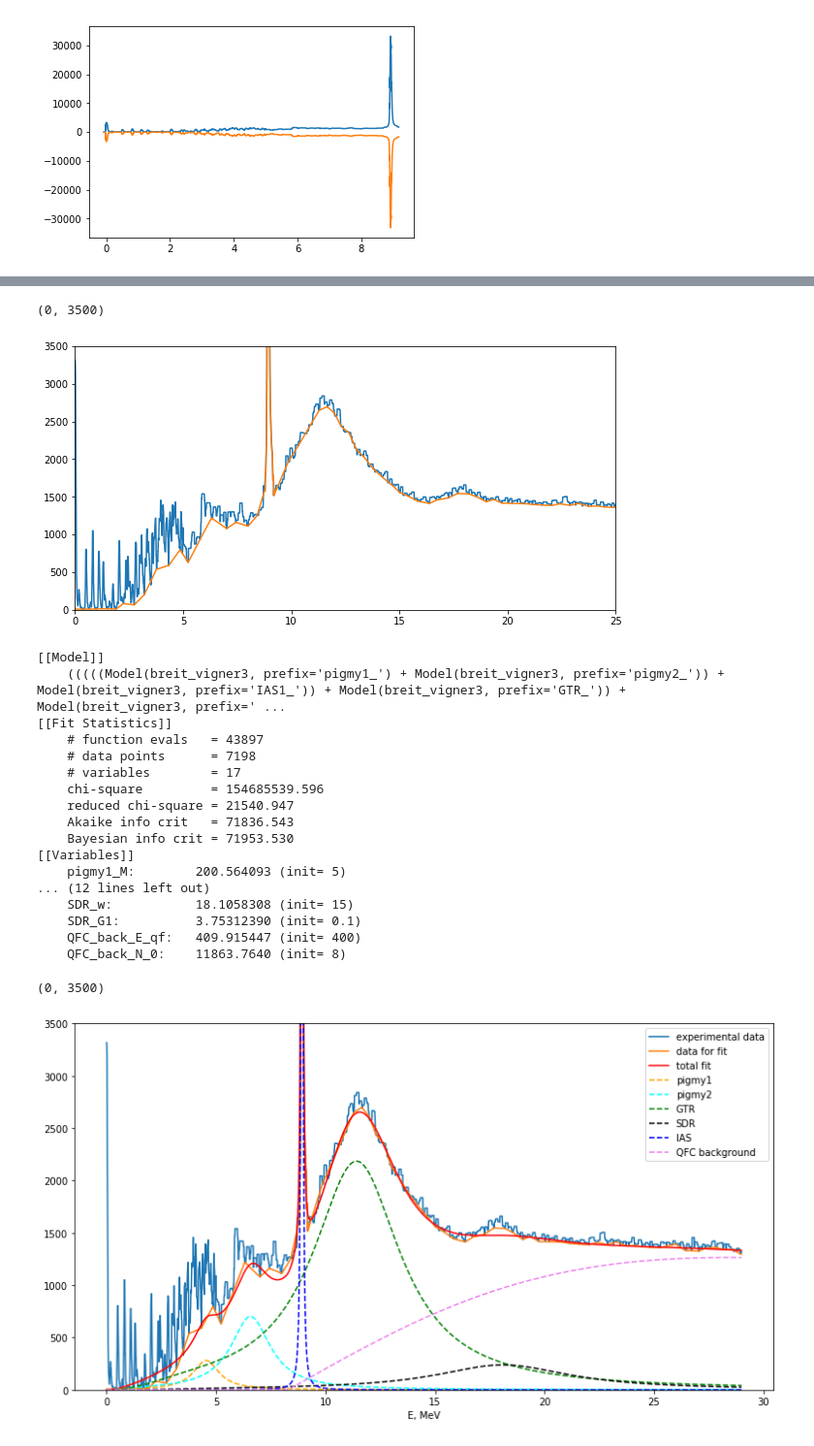
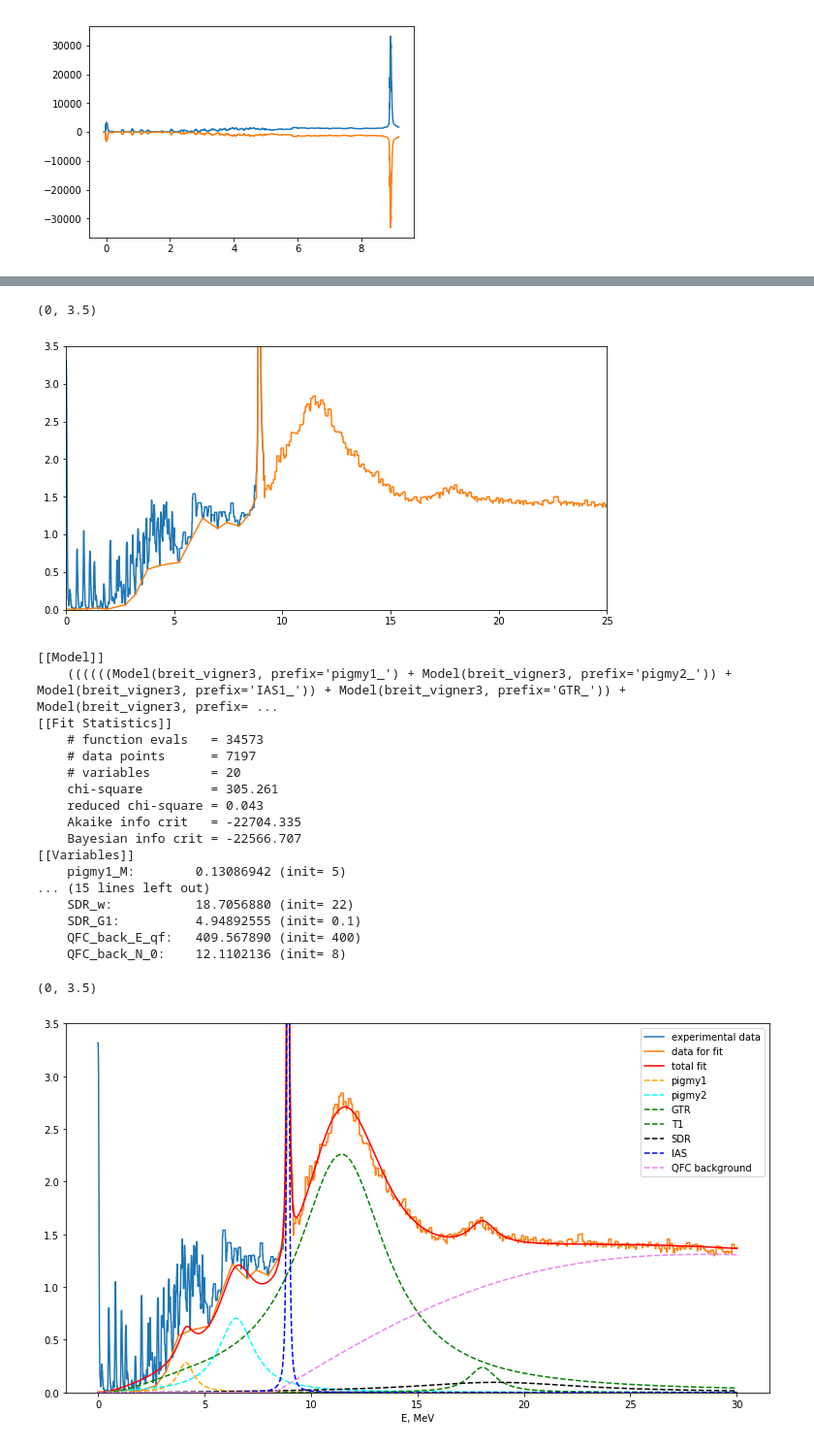
Before and after one commit to Almaz93/neutrino, a Jupyter notebook: double_beta_decay/Almaz's work/calculation/decomposition-Ga_2.ipynb, the cells around one changed output, grey strips where cells are left out. Shown at 97% size. Saved outputs shown, nothing was run; the diff lists cells and outputs as text; code cells hidden in the pictures.

```diff
--- a/double_beta_decay/Almaz's work/calculation/decomposition-Ga_2.ipynb
+++ b/double_beta_decay/Almaz's work/calculation/decomposition-Ga_2.ipynb
@@ -78,7 +79,7 @@ plt.plot(data['x'].values, -data['y'].values)
 [<matplotlib.lines.Line2D at 0x...>]
 [figure]
 # %%
-x_data = np.linspace(0,29,len(data['x'].values))
+x_data = np.linspace(0,9.18,len(data['x'].values))
 y_data = np.interp(x_data, data['x'].values, data['y'].values)
 #plt.plot(x_data, y_data)
 plt.plot(x_data, -y_data+35000)
@@ -88,5 +89,5 @@ plt.plot(x_data, -y_data+35000)
 # %%
-peaks, _ = sc.signal.find_peaks(-y_data+35000, distance=80)
+peaks, _ = sc.signal.find_peaks(-y_data+35000, distance=201)
 plt.figure(figsize=(10,5))
 plt.plot(y_data)
 plt.plot(peaks, y_data[peaks], "x")
@@ -114,16 +115,24 @@ plt.xlim(8.5,9.2)
 temp1 = pd.DataFrame({'x':x_data, 'y':y_data})
 temp2 = pd.DataFrame({'x':x_data, 'y':y_data2})
 
-data3 = temp2[(temp2['x']<8.8)].append(temp1[((temp1['x']>8.8) & (temp1['x']<9.2))]).append(temp2[(temp2['x']>9.2)])
+data3 = temp2[(temp2['x']<8.8)].append(temp1[((temp1['x']>8.8) & (temp1['x']<9.18))]).append(ending)
+data4 = Ga_0_5.append(beginning).append(middle).append(ending)
+
+
+temp1['y'] = temp1['y'] / 1000
+temp2['y'] = temp2['y'] / 1000
+data3['y'] = data3['y'] / 1000
+data4['y'] = data4['y'] / 1000
 
 plt.figure(figsize=(10,5))
 plt.plot(temp1['x'].values, temp1['y'].values)
 plt.plot(data3['x'].values, data3['y'].values)
+#plt.plot(data4['x'].values, data4['y'].values, ls='--')
 plt.xlim(0,25)
-plt.ylim(0,3500)
+plt.ylim(0,3.5)
 # %% [output]
-(0, 3500)
+(0, 3.5)
-[figure, old version]
+[figure, new version]
 # %%
 def gauss(x, mu, sigma, k):
     return k*np.exp(-np.power(x - mu, 2.) / (2 * np.power(sigma, 2.)))
@@ -171,31 +180,36 @@ total_mod = Model(breit_vigner3,prefix='pigmy1_') \
 +Model(breit_vigner3,prefix='pigmy2_') \
 +Model(breit_vigner3,prefix='IAS1_') \
 +Model(breit_vigner3, prefix='GTR_') \
++Model(breit_vigner3, prefix='T1_') \
 +Model(breit_vigner3, prefix='SDR_') \
 +Model(QFC_back4, prefix='QFC_back_')
 
 total_mod.set_param_hint('pigmy1_w', value=4.5, min=3, max=5)
 total_mod.set_param_hint('pigmy1_G1', value=0.1, min=0.1, max=3)
-total_mod.set_param_hint('pigmy1_M', value=5, min=1, max=5000)
+total_mod.set_param_hint('pigmy1_M', value=5, min=0.1, max=5)
 
 total_mod.set_param_hint('pigmy2_w', value=6, min=4, max=8)
-total_mod.set_param_hint('pigmy2_G1', value=0.1, min=0.1, max=5)
-total_mod.set_param_hint('pigmy2_M', value=1, min=1, max=5000)
+total_mod.set_param_hint('pigmy2_G1', value=0.1, min=0.1, max=1)
+total_mod.set_param_hint('pigmy2_M', value=1, min=0.1, max=5)
 
 total_mod.set_param_hint('IAS1_w', value=8.913, min=8.8, max=9.1) #возможно ошибка в оцифровке, если фиксировать значение, то пик получается смещенным
 total_mod.set_param_hint('IAS1_G1', value=0.01, min=0.01, max=0.04)
-total_mod.set_param_hint('IAS1_M', value=0.5, min=0.5, max=5000)
+total_mod.set_param_hint('IAS1_M', value=0.5, min=0.5, max=5)
 
 total_mod.set_param_hint('GTR_w', value=11.75, min=11, max=13)
 total_mod.set_param_hint('GTR_G1', value=2, min=2, max=5)
-total_mod.set_param_hint('GTR_M', value=0.5, min=0.1, max= 10000)
+total_mod.set_param_hint('GTR_M', value=0.5, min=0.1, max= 10)
 
-total_mod.set_param_hint('SDR_w', value=15, min=12, max=20)
-total_mod.set_param_hint('SDR_G1', value=0.01, min=0.1, max=10)
-total_mod.set_param_hint('SDR_M', value=0.5, min=0.1, max= 3000)
+total_mod.set_param_hint('T1_w', value=18, min=17.8, max=18.2)
+total_mod.set_param_hint('T1_G1', value=1, min=0.1, max=1)
+total_mod.set_param_hint('T1_M', value=0.5, min=0.1, max=3)
+
+total_mod.set_param_hint('SDR_w', value=22, min=18, max=30)
+total_mod.set_param_hint('SDR_G1', value=0.01, min=0.1, max=8)
+total_mod.set_param_hint('SDR_M', value=0.5, min=0.1, max=0.5)
 
 total_mod.set_param_hint('QFC_back_E_qf', value=400, max=410, min=380 )
-total_mod.set_param_hint('QFC_back_N_0', value=8, min=1, max=15000 )
+total_mod.set_param_hint('QFC_back_N_0', value=8, min=1, max=15 )
 
 pars = total_mod.make_params()
 
@@ -205,41 +219,42 @@ total_mod_result = total_mod.fit(data3['y'].values, pars, x=data3['x'].values,
 print(total_mod_result.fit_report())
 # %% [output]
 [[Model]]
-    (((((Model(breit_vigner3, prefix='pigmy1_') + Model(breit_vigner3, prefix='pigmy2_')) + Model(breit_vigner3, prefix='IAS1_')) + Model(breit_vigner3, prefix='GTR_')) + Model(breit_vigner3, prefix=' ...
+    ((((((Model(breit_vigner3, prefix='pigmy1_') + Model(breit_vigner3, prefix='pigmy2_')) + Model(breit_vigner3, prefix='IAS1_')) + Model(breit_vigner3, prefix='GTR_')) + Model(breit_vigner3, prefix= ...
 [[Fit Statistics]]
-    # function evals   = 43897
-    # data points      = 7198
-    # variables        = 17
-    chi-square         = 154685539.596
-    reduced chi-square = 21540.947
-    Akaike info crit   = 71836.543
-    Bayesian info crit = 71953.530
+    # function evals   = 34573
+    # data points      = 7197
+    # variables        = 20
+    chi-square         = 305.261
+    reduced chi-square = 0.043
+    Akaike info crit   = -22704.335
+    Bayesian info crit = -22566.707
 [[Variables]]
-    pigmy1_M:        200.564093 (init= 5)
-... (12 lines left out)
-    SDR_w:           18.1058308 (init= 15)
-    SDR_G1:          3.75312390 (init= 0.1)
-    QFC_back_E_qf:   409.915447 (init= 400)
-    QFC_back_N_0:    11863.7640 (init= 8)
+    pigmy1_M:        0.13086942 (init= 5)
+... (15 lines left out)
+    SDR_w:           18.7056880 (init= 22)
+    SDR_G1:          4.94892555 (init= 0.1)
+    QFC_back_E_qf:   409.567890 (init= 400)
+    QFC_back_N_0:    12.1102136 (init= 8)
 # %%
 total_mod_comps = total_mod_result.eval_components()
 
 plt.figure(figsize=(13,7))
 #plt.plot(data['x'].values, data['y'].values)
 plt.plot(temp1['x'].values, temp1['y'].values, label='experimental data')
 plt.plot(data3['x'].values, data3['y'].values, label='data for fit')
 plt.plot(data3['x'].values, total_mod_result.best_fit, 'r-', label='total fit')
 plt.plot(data3['x'].values, total_mod_comps['pigmy1_'], 'orange', label='pigmy1', ls='--')
 plt.plot(data3['x'].values, total_mod_comps['pigmy2_'], 'cyan', label='pigmy2', ls='--')
 plt.plot(data3['x'].values, total_mod_comps['GTR_'], 'g--', label='GTR')
+plt.plot(data3['x'].values, total_mod_comps['T1_'], 'g--', label='T1')
 plt.plot(data3['x'].values, total_mod_comps['SDR_'], 'black', label='SDR', ls='--')
 plt.plot(data3['x'].values, total_mod_comps['IAS1_'], 'b--', label='IAS ')
 plt.plot(data3['x'].values, total_mod_comps['QFC_back_'], 'violet', label='QFC background', ls='--')
 #plt.plot(IAS_red['x'].values, comps['line_'], 'b--')
 plt.legend()
 plt.xlabel('E, MeV')
 #plt.ylabel('S(E), 1/MeV')
-plt.ylim(0,3500)
+plt.ylim(0,3.5)
 # %% [output]
-(0, 3500)
+(0, 3.5)
-[figure, old version]
+[figure, new version]
```
Also changed, not shown: parts of 9 cells of this notebook, 28 other files.
